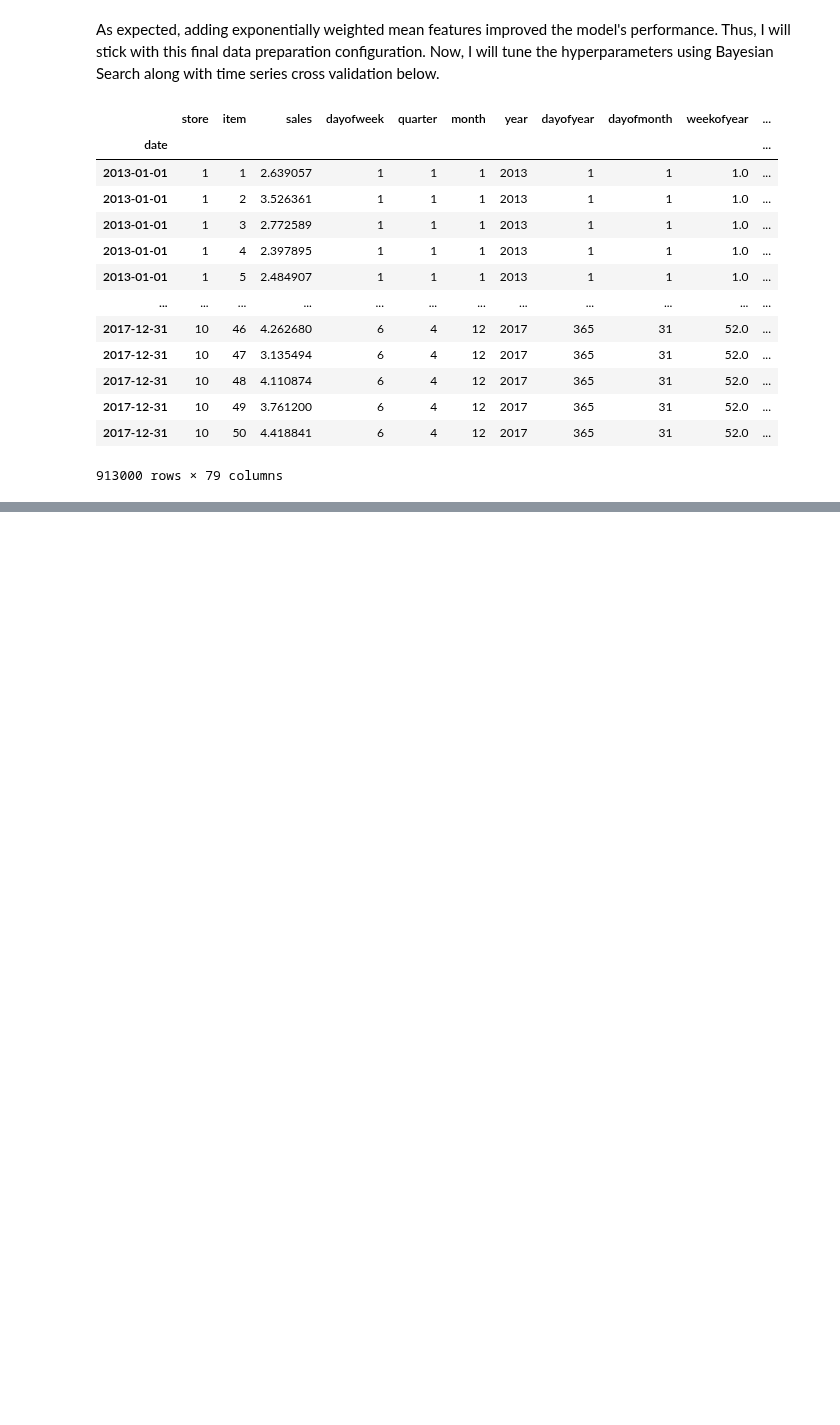
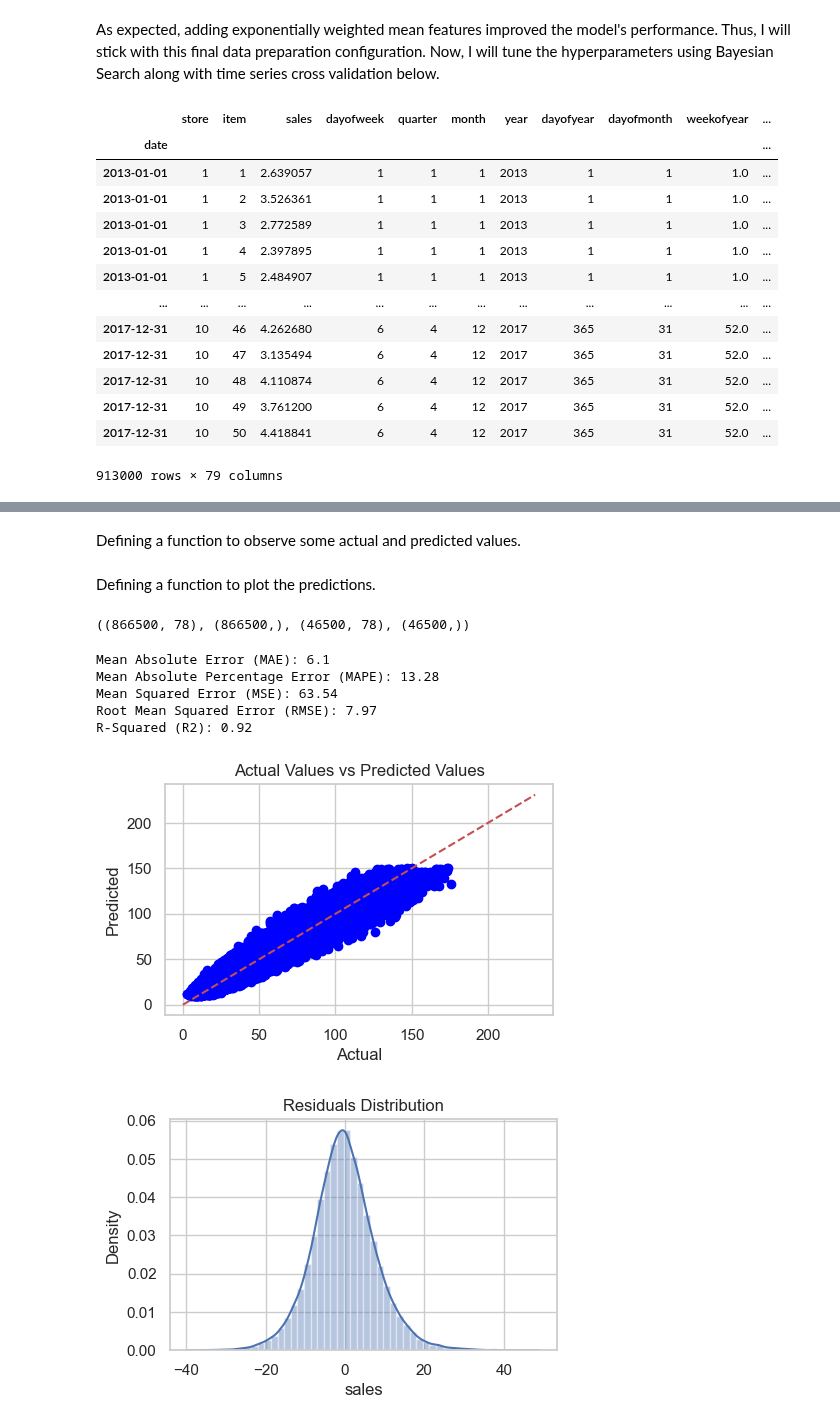
Before and after one commit to allmeidaapedro/Store-Item-Demand-Forecasting, a Jupyter notebook: notebooks/modelling.ipynb, the cells around one changed output, grey strips where cells are left out. Saved outputs shown, nothing was run; the diff lists cells and outputs as text; code cells hidden in the pictures; blank space fills up the shorter version.

```diff
--- a/notebooks/modelling.ipynb
+++ b/notebooks/modelling.ipynb
@@ -543,10 +598,0 @@ df_prep
-# %%
-cutoff_date = '2017-09-30'
-
-train = df_prep.loc[df_prep.index < cutoff_date]
-test = df_prep.loc[df_prep.index >= cutoff_date]
-
-X_train = train.drop(columns=TARGET)
-y_train = train[TARGET]
-X_test = test.drop(columns=TARGET)
-y_test = test[TARGET]
@@ -652,0 +613,5 @@ OrderedDict([('colsample_bytree', 0.8195980974464558),
+# %%
+TEST_SIZE_TUNING = 1*31*50*10
+GAP_TUNING = 1*7*50*10
+train_prep, test_prep = time_series_split(df_prep, CUTOFF_DATE)
+train_prep_sample = train_prep.iloc[766500:866500]
@@ -652,0 +711,2 @@ OrderedDict([('colsample_bytree', 0.8195980974464558),
+# %% [markdown]
+Defining a function to observe some actual and predicted values.
@@ -652,0 +720,2 @@ OrderedDict([('colsample_bytree', 0.8195980974464558),
+# %% [markdown]
+Defining a function to plot the predictions.
@@ -652,0 +738,21 @@ OrderedDict([('colsample_bytree', 0.8195980974464558),
+# %%
+X_train = train_prep.drop(columns=[TARGET])
+y_train = train_prep[TARGET].copy()
+X_test = test_prep.drop(columns=[TARGET])
+y_test = test_prep[TARGET].copy()
+X_train.shape, y_train.shape, X_test.shape, y_test.shape
+# %% [output]
+((866500, 78), (866500,), (46500, 78), (46500,))
+# %%
+lgb_reg = LGBMRegressor(objective='regression', metric='rmse', n_estimators=1000, verbosity=-1, bagging_freq=1, learning_rate=0.004405248775613469, num_leaves=115, subsample=0.5308684382722297, colsample_bytree=0.8948096134372598, min_data_in_leaf=71)
+lgb_reg.fit(X_train, y_train)
+y_pred = lgb_reg.predict(X_test)
+evaluate_regressor(np.expm1(y_test), np.expm1(y_pred), np.expm1(y_train))
+# %% [output]
+Mean Absolute Error (MAE): 6.1
+Mean Absolute Percentage Error (MAPE): 13.28
+Mean Squared Error (MSE): 63.54
+Root Mean Squared Error (RMSE): 7.97
+R-Squared (R2): 0.92
+[figure, added]
+[figure, added]
```
Also changed, not shown: parts of 50 cells of this notebook, 1 other file.
